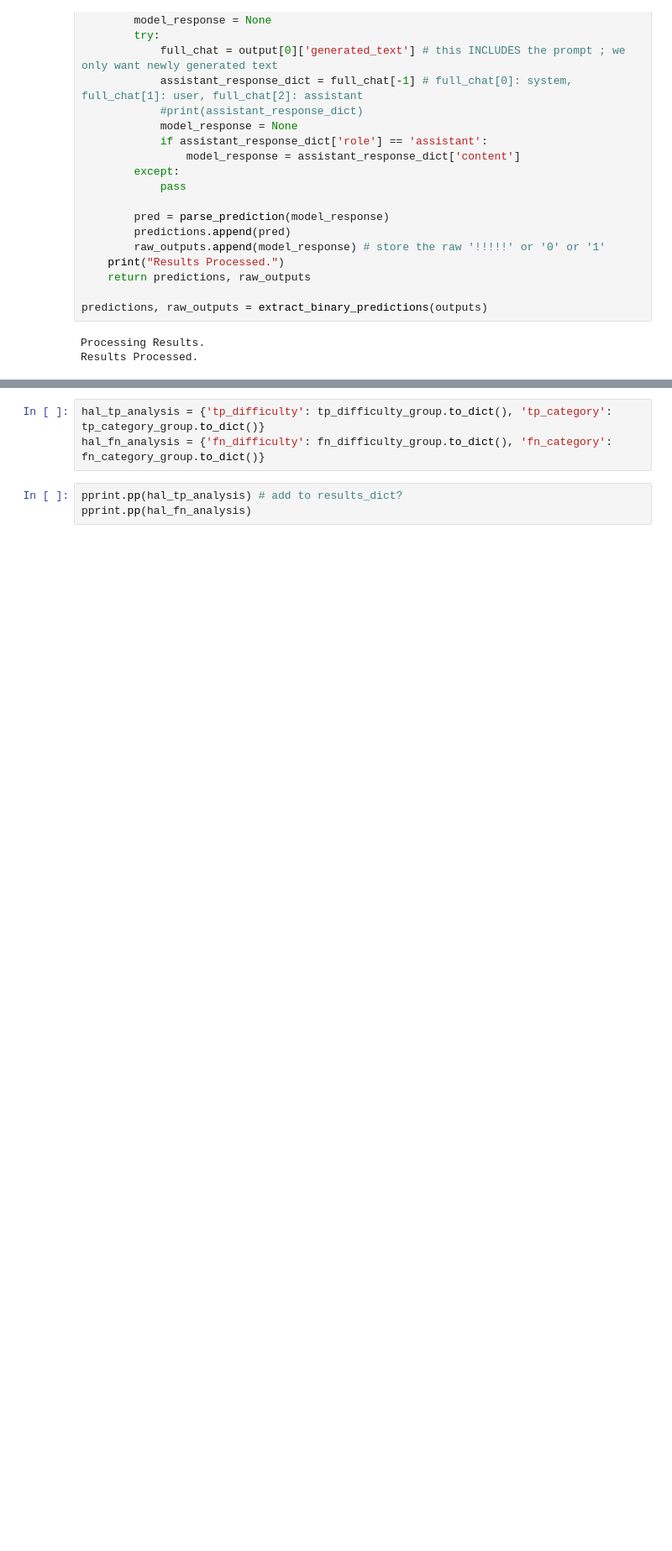
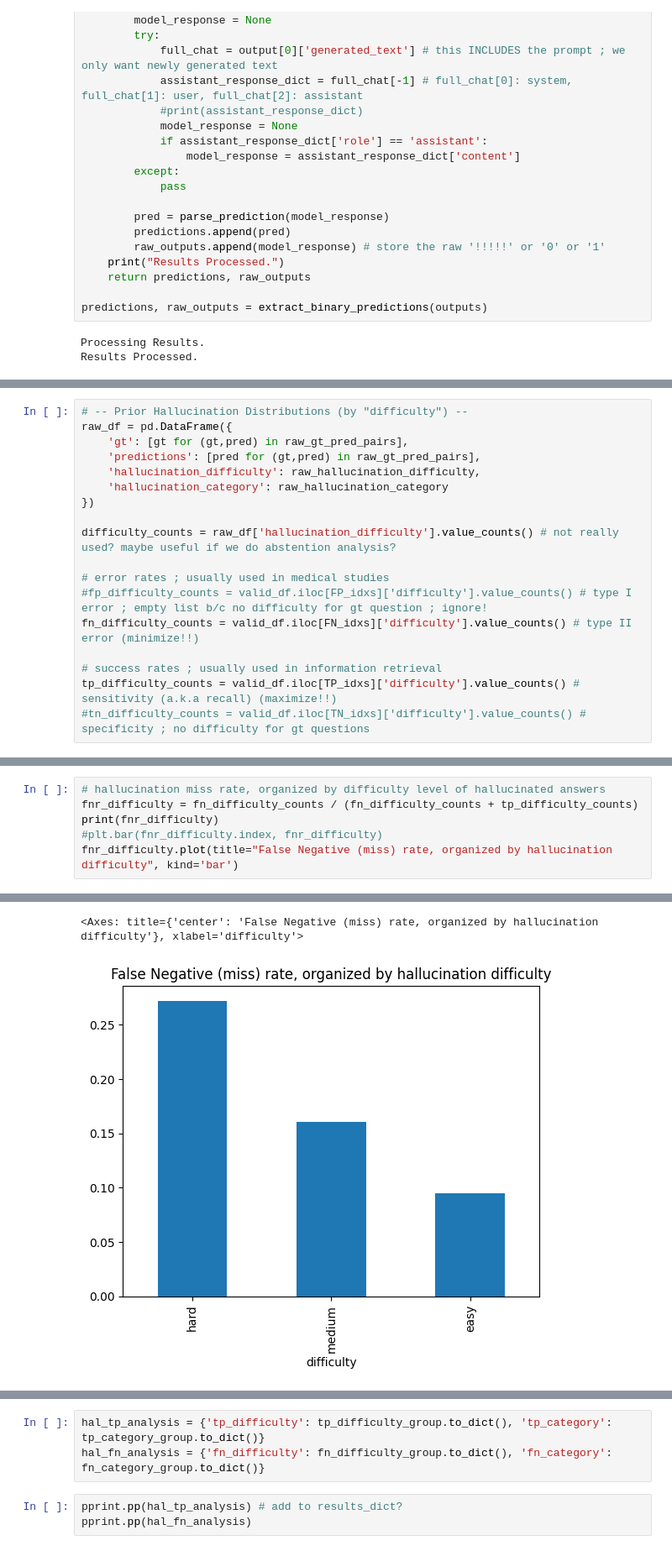
Before and after one commit to nabilLearns/quantized-hallucination, a Jupyter notebook: llm-classify-run.ipynb, the cells around one changed output, grey strips where cells are left out. Shown at 84% size. Cells and saved outputs as stored; diff of their text form; blank space fills up the shorter version.

```diff
--- a/llm-classify-run.ipynb
+++ b/llm-classify-run.ipynb
@@ -522,3 +525,21 @@ if len(gt_pred_pairs) > 0:
     )
 else:
     print("No valid predictions were made, skipping metric calculations.")
+# %%
+# -- Prior Hallucination Distributions (by "difficulty") --
+raw_df = pd.DataFrame({
+    'gt': [gt for (gt,pred) in raw_gt_pred_pairs],
+    'predictions': [pred for (gt,pred) in raw_gt_pred_pairs],
+    'hallucination_difficulty': raw_hallucination_difficulty,
+    'hallucination_category': raw_hallucination_category
+})
+
+difficulty_counts = raw_df['hallucination_difficulty'].value_counts() # not really used? maybe useful if we do abstention analysis?
+
+# error rates ; usually used in medical studies
+#fp_difficulty_counts = valid_df.iloc[FP_idxs]['difficulty'].value_counts() # type I error ; empty list b/c no difficulty for gt question ; ignore!
+fn_difficulty_counts = valid_df.iloc[FN_idxs]['difficulty'].value_counts() # type II error (minimize!!)
+
+# success rates ; usually used in information retrieval
+tp_difficulty_counts = valid_df.iloc[TP_idxs]['difficulty'].value_counts() # sensitivity (a.k.a recall) (maximize!!)
+#tn_difficulty_counts = valid_df.iloc[TN_idxs]['difficulty'].value_counts() # specificity ; no difficulty for gt questions
@@ -524,0 +560,7 @@ else:
+# %%
+# hallucination miss rate, organized by difficulty level of hallucinated answers
+fnr_difficulty = fn_difficulty_counts / (fn_difficulty_counts + tp_difficulty_counts)
+print(fnr_difficulty)
+#plt.bar(fnr_difficulty.index, fnr_difficulty)
+fnr_difficulty.plot(title="False Negative (miss) rate, organized by hallucination difficulty", kind='bar')
+# %% [output]
@@ -524,0 +572,2 @@ else:
+<Axes: title={'center': 'False Negative (miss) rate, organized by hallucination difficulty'}, xlabel='difficulty'>
+[figure, added]
```
Also changed, not shown: parts of 12 cells of this notebook.
